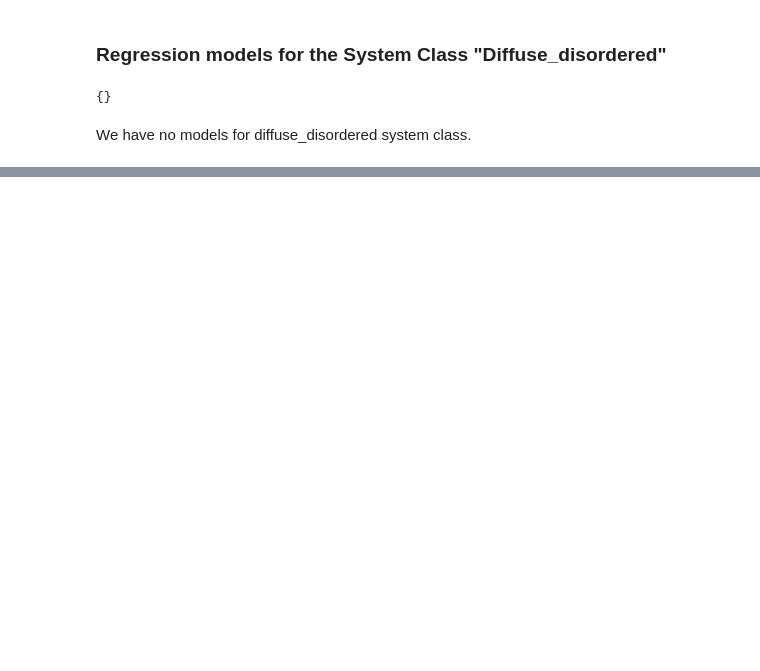
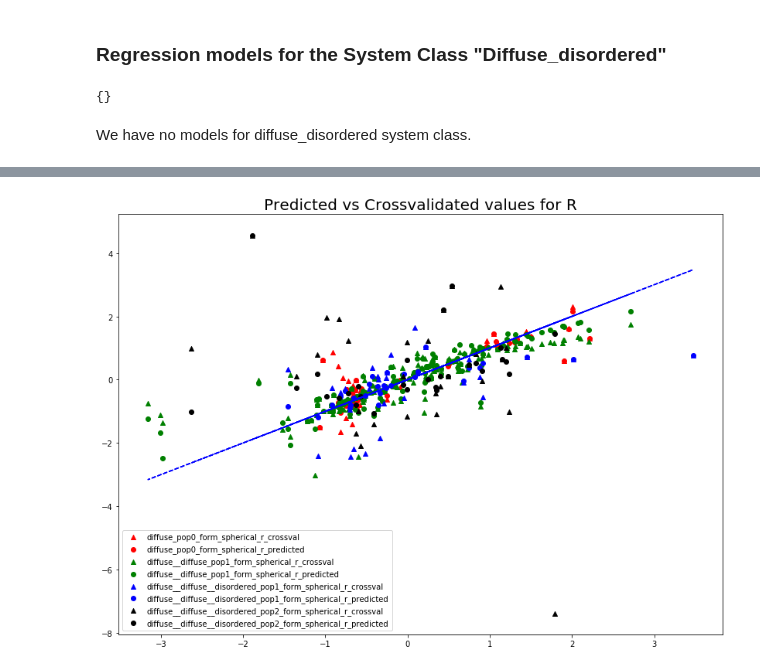
Before and after one commit to Tubbz-alt/figures_for_XRSDKIT, a Jupyter notebook: Plots_for_regresson_models.ipynb, the cells around one changed output, grey strips where cells are left out. Cells and saved outputs as stored; diff of their text form; code cells hidden in the pictures; blank space fills up the shorter version.

```diff
--- a/Plots_for_regresson_models.ipynb
+++ b/Plots_for_regresson_models.ipynb
@@ -114,0 +153,17 @@ We have no models for diffuse_disordered system class.
+# %%
+fig, ax = plt.subplots(1,1, figsize=(14,10))
+colors= ['red', 'green', 'blue', 'black', 'yellow']
+i= 0
+for k, v in r_models.items():
+    x = v['true_y']
+    y = v['cross_val']
+    plt.scatter(x, y, marker='^', c=colors[i], label =  k + '_crossval')
+    z = v['predicted']
+    plt.scatter(x, z, marker='o',c=colors[i], label =  k + '_predicted')
+    plt.plot(x, x, 'b--')
+    ax.legend()
+    i+=1
+ax.set_title('Predicted vs Crossvalidated values for R', fontsize=20)
+fig.savefig('pr_vs_crossval_r.pdf')
+# %% [output]
+[figure, added]
```
Also changed, not shown: parts of 9 cells of this notebook.
